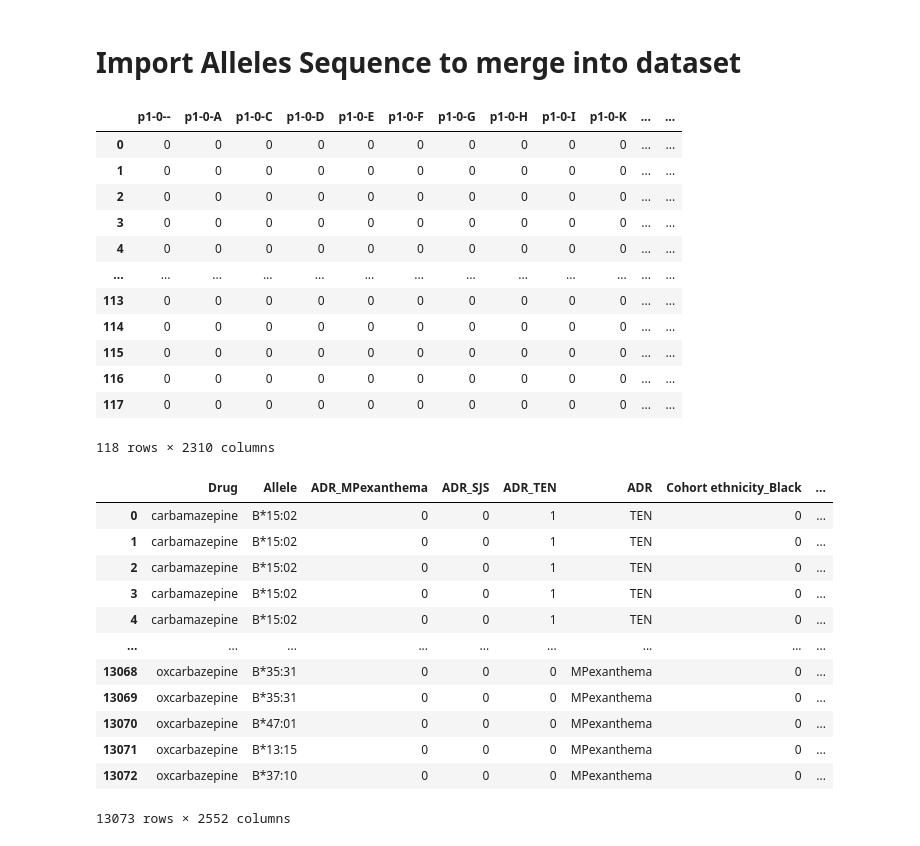
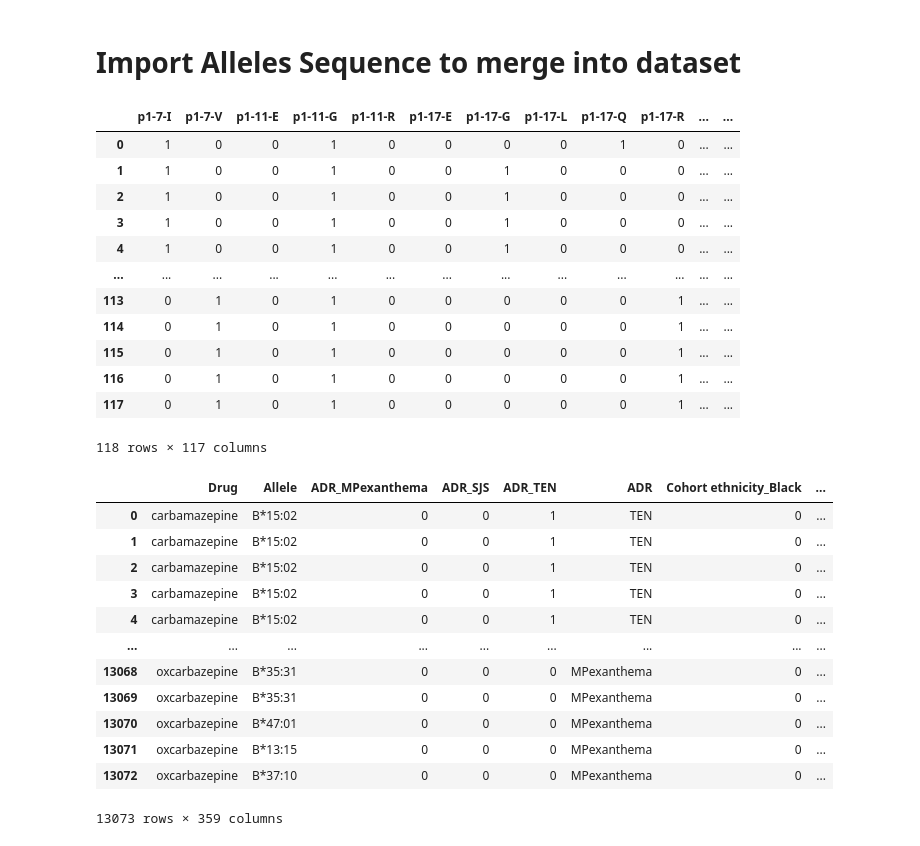
Before and after one commit to akumaharit/PredictingType2ADRwithHLAandMorgan, a Jupyter notebook: code/3 - Cleaning & Transforming Data/2 C&T_CleaningTransforming.ipynb, the cells around one changed output. Drawn from its saved outputs; the diff is of its cells as text; code cells hidden in the pictures.

Commit message:
Updated dataset clean&transform to match with fixed allele and drug desc

```diff
--- a/code/3 - Cleaning & Transforming Data/2 C&T_CleaningTransforming.ipynb
+++ b/code/3 - Cleaning & Transforming Data/2 C&T_CleaningTransforming.ipynb
@@ -263,23 +263,23 @@ to_merge_mogran.to_csv('2 cleaned_dataset_MERGED_DRUG(Mogran).csv', index=False)
 # %% [markdown]
 # Import Alleles Sequence to merge into dataset
 # %%
-alleles_seq = pd.read_csv('0 Selected_Protein_Seq.csv')
+alleles_seq = pd.read_csv('0 Selected_Protein_Seq_Dropped.csv')
 alleles_seq.drop(columns=['Sequence_prot1_Char','Sequence_prot2_Char','Sequence_prot1','Sequence_prot2'], inplace=True)
 alleles_seq.iloc[:,1:]
 # %% [output]
-|  | p1-0-- | p1-0-A | p1-0-C | p1-0-D | p1-0-E | p1-0-F | p1-0-G | p1-0-H | p1-0-I | p1-0-K | ... | ... |
-| 0 | 0 | 0 | 0 | 0 | 0 | 0 | 0 | 0 | 0 | 0 | ... | ... |
-| 1 | 0 | 0 | 0 | 0 | 0 | 0 | 0 | 0 | 0 | 0 | ... | ... |
-| 2 | 0 | 0 | 0 | 0 | 0 | 0 | 0 | 0 | 0 | 0 | ... | ... |
-| 3 | 0 | 0 | 0 | 0 | 0 | 0 | 0 | 0 | 0 | 0 | ... | ... |
-| 4 | 0 | 0 | 0 | 0 | 0 | 0 | 0 | 0 | 0 | 0 | ... | ... |
+|  | p1-7-I | p1-7-V | p1-11-E | p1-11-G | p1-11-R | p1-17-E | p1-17-G | p1-17-L | p1-17-Q | p1-17-R | ... | ... |
+| 0 | 1 | 0 | 0 | 1 | 0 | 0 | 0 | 0 | 1 | 0 | ... | ... |
+| 1 | 1 | 0 | 0 | 1 | 0 | 0 | 1 | 0 | 0 | 0 | ... | ... |
+| 2 | 1 | 0 | 0 | 1 | 0 | 0 | 1 | 0 | 0 | 0 | ... | ... |
+| 3 | 1 | 0 | 0 | 1 | 0 | 0 | 1 | 0 | 0 | 0 | ... | ... |
+| 4 | 1 | 0 | 0 | 1 | 0 | 0 | 1 | 0 | 0 | 0 | ... | ... |
 | ... | ... | ... | ... | ... | ... | ... | ... | ... | ... | ... | ... | ... |
-| 113 | 0 | 0 | 0 | 0 | 0 | 0 | 0 | 0 | 0 | 0 | ... | ... |
-| 114 | 0 | 0 | 0 | 0 | 0 | 0 | 0 | 0 | 0 | 0 | ... | ... |
-| 115 | 0 | 0 | 0 | 0 | 0 | 0 | 0 | 0 | 0 | 0 | ... | ... |
-| 116 | 0 | 0 | 0 | 0 | 0 | 0 | 0 | 0 | 0 | 0 | ... | ... |
-| 117 | 0 | 0 | 0 | 0 | 0 | 0 | 0 | 0 | 0 | 0 | ... | ... |
+| 113 | 0 | 1 | 0 | 1 | 0 | 0 | 0 | 0 | 0 | 1 | ... | ... |
+| 114 | 0 | 1 | 0 | 1 | 0 | 0 | 0 | 0 | 0 | 1 | ... | ... |
+| 115 | 0 | 1 | 0 | 1 | 0 | 0 | 0 | 0 | 0 | 1 | ... | ... |
+| 116 | 0 | 1 | 0 | 1 | 0 | 0 | 0 | 0 | 0 | 1 | ... | ... |
+| 117 | 0 | 1 | 0 | 1 | 0 | 0 | 0 | 0 | 0 | 1 | ... | ... |
-118 rows × 2310 columns
+118 rows × 117 columns
 # %%
 #merge
 to_merge_mogran = to_merge_mogran.merge(alleles_seq, left_on="Allele", right_on="new_alleles", how='inner')
@@ -299,6 +299,6 @@ to_merge_mogran
 | 13070 | oxcarbazepine | B*47:01 | 0 | 0 | 0 | MPexanthema | 0 | ... |
 | 13071 | oxcarbazepine | B*13:15 | 0 | 0 | 0 | MPexanthema | 0 | ... |
 | 13072 | oxcarbazepine | B*37:10 | 0 | 0 | 0 | MPexanthema | 0 | ... |
-13073 rows × 2552 columns
+13073 rows × 359 columns
 # %%
 to_merge_mogran.to_csv('2 cleaned_dataset_MERGED_DRUG(Mogran)_ALLELESEQ.csv', index=False)
```
